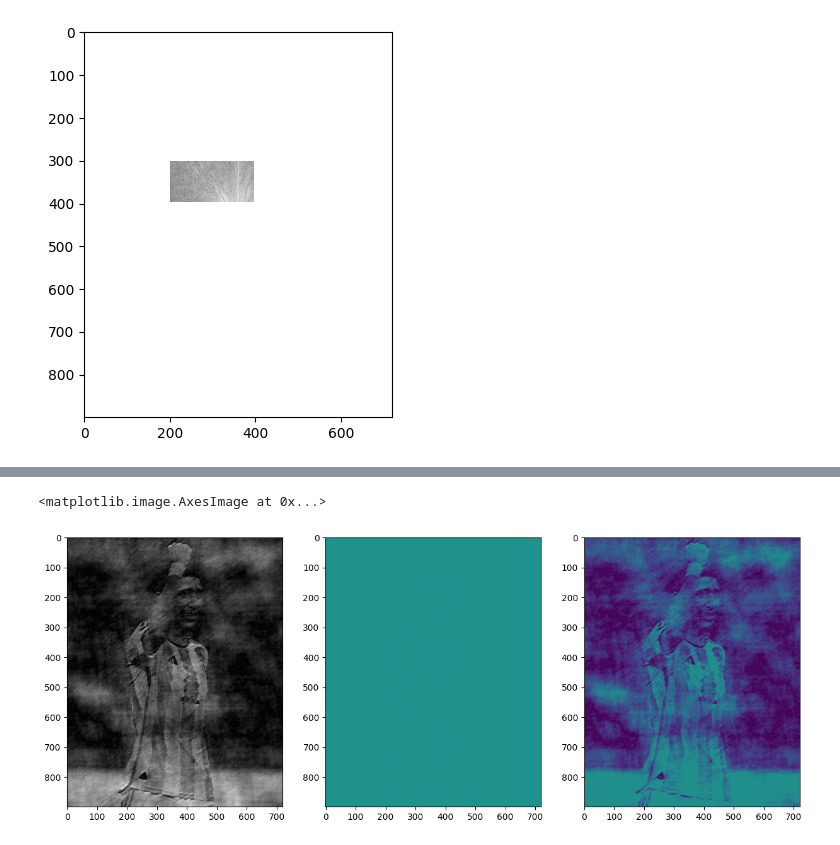
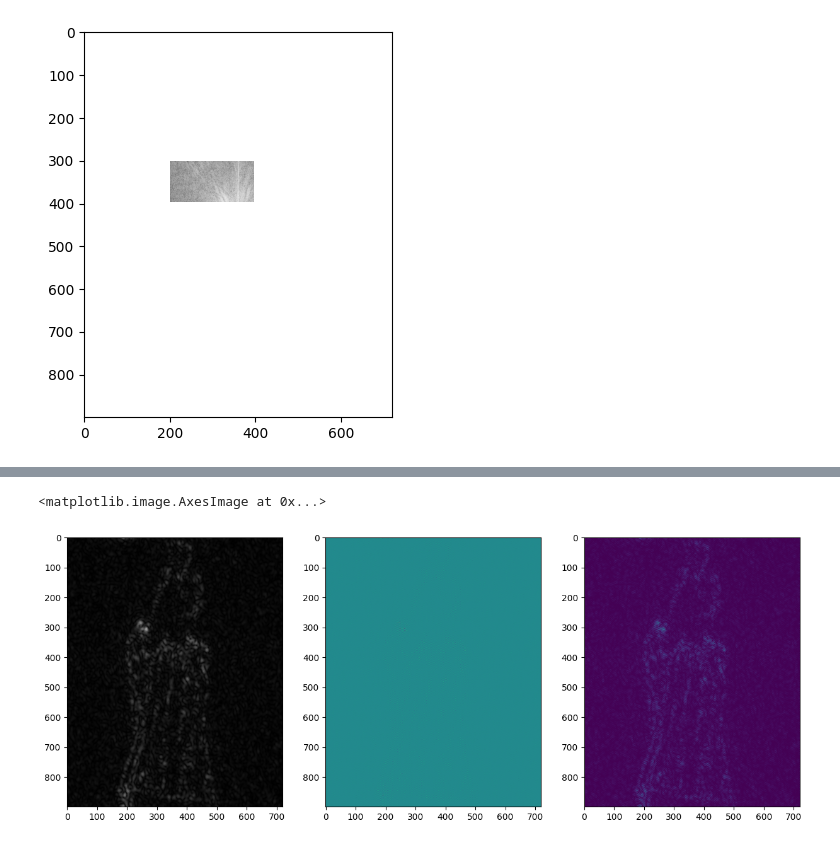
Before and after one commit to MohamedAIsmail/DSP-Task4, a Jupyter notebook: Test.ipynb, the cells around one changed output, grey strips where cells are left out. Drawn from its saved outputs; the diff is of its cells as text; code cells hidden in the pictures.

Commit message:
Ellipse added

```diff
--- a/Test.ipynb
+++ b/Test.ipynb
@@ -63,3 +63,40 @@ def fourier_masker(image, i):
 fourier_masker(messi_img, 1)
 # %% [output]
 [figure]
+# %%
+def fourier_ellpise_masker(image):
+
+    x1 = 100
+    x2 = 200
+
+    y1 = 100
+    y2 = 200
+
+    x0 = (x2+x1)/2  # x center
+    y0 = (y2+y1)/2  # y center
+
+    half_width = (x2 - x1)/2
+    half_height = (y2 - y1)/2
+
+    x = list(range(x1, x2, 1))
+    x = np.array(x, dtype=float)  # x values of interest
+    y = list(range(y1, y2, 1))
+    # y values of interest, as a "column" array
+    y = np.array(y, dtype=float)[:, None]
+
+    # True for points inside the ellipse
+    ellipse = ((x-x0)/half_width)**2 + ((y-y0)/half_height)**2 <= 1
+    ellipse = ellipse.astype(int)
+
+
+    new_img1_amplitude = np.zeros((900, 720))
+    new_img1_amplitude[x1:x2,y1:y2] = img1_amplitude[x1:x2,y1:y2]
+    new_img1_amplitude[x1:x2,y1:y2] = new_img1_amplitude[x1:x2, y1:y2] * ellipse
+
+    plt.figure(figsize=(5, 5))
+    plt.imshow(np.log(new_img1_amplitude), cmap='gray')
+    plt.subplot(111)
+
+    return new_img1_amplitude
+
+new_img1_amplitude = fourier_ellpise_masker(messi_img)
@@ -66,21 +105,21 @@ fourier_masker(messi_img, 1)
 # %%
 # amplitude_phase
-messi_demaria_comb = np.multiply(img1_amplitude, np.exp(1j * img2_phase))
+messi_demaria_comb = np.multiply(new_img1_amplitude, np.exp(1j * img2_phase))
 # drop imagniary as they are around 1e-14
 messi_demaria = np.real(np.fft.ifft2(messi_demaria_comb))
 
 # combined image has values < 0 and > 1, needs to be scaled.
 plt.figure(figsize=(15, 20))
 plt.subplot(131)
 plt.imshow(np.abs(messi_demaria), cmap='gray')
 plt.subplot(132)
 messi_demaria_shift = messi_demaria + messi_demaria.min()
 messi_demaria_shift[messi_demaria_shift > 255] = 255
 plt.imshow(messi_demaria_shift)
 plt.subplot(133)
 messi_demaria[messi_demaria > 255] = 255
 messi_demaria[messi_demaria < 0] = 0
 plt.imshow(messi_demaria)
 # %% [output]
 <matplotlib.image.AxesImage at 0x...>
-[figure, old version]
+[figure, new version]
```
Also changed, not shown: parts of 2 cells of this notebook, 1 other file.
